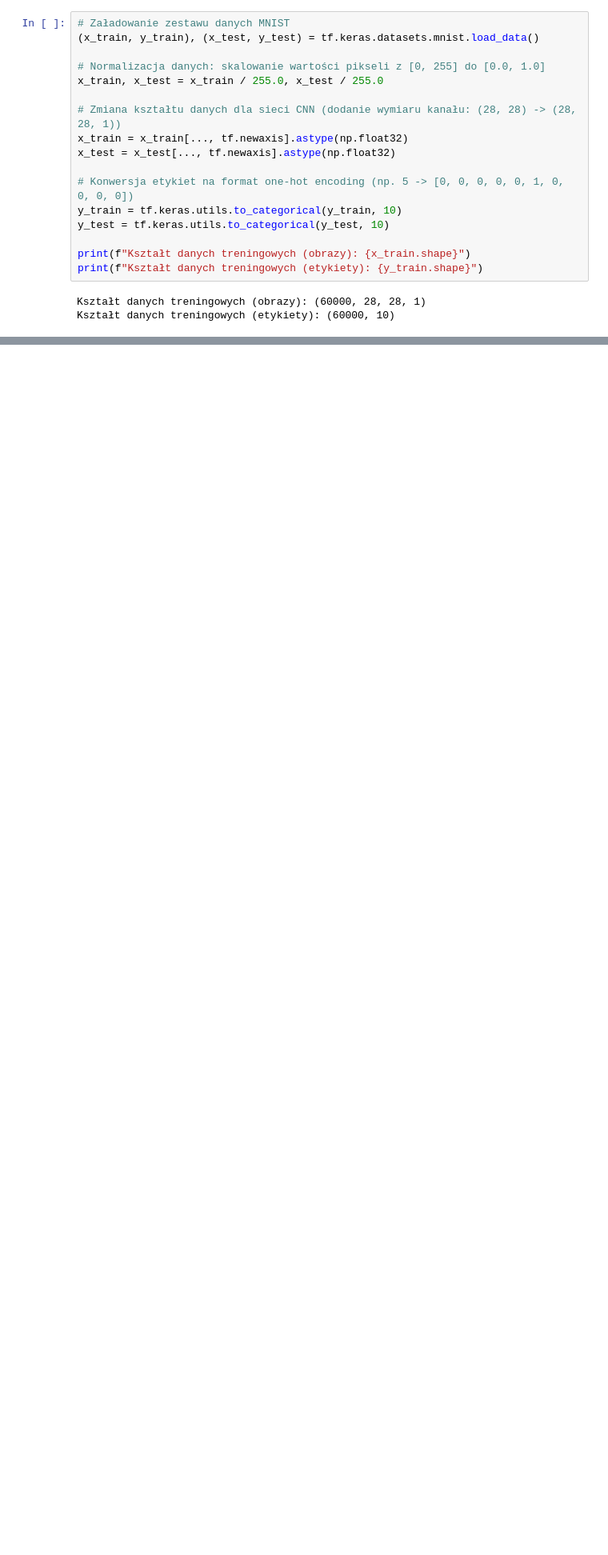
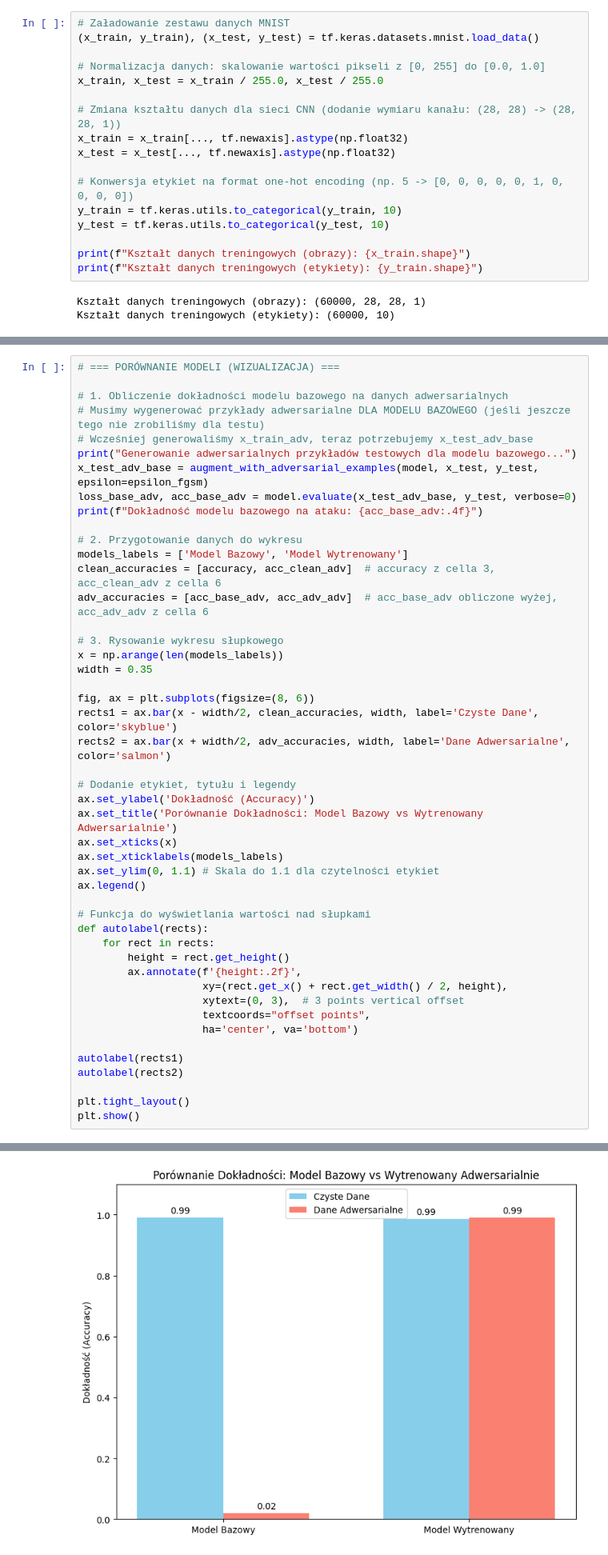
Before and after one commit to DamianTodorowski/Engineering-Thesis, a Jupyter notebook: Adversarial_Attacks/Adversarial_trainingV1.ipynb, the cells around one changed output, grey strips where cells are left out. Shown at 80% size. Saved outputs shown, nothing was run; the diff lists cells and outputs as text; blank space fills up the shorter version.

```diff
--- a/Adversarial_Attacks/Adversarial_trainingV1.ipynb
+++ b/Adversarial_Attacks/Adversarial_trainingV1.ipynb
@@ -261,0 +265,48 @@ Strata: 0.0297, Dokładność: 0.9898
+# %%
+# === PORÓWNANIE MODELI (WIZUALIZACJA) ===
+
+# 1. Obliczenie dokładności modelu bazowego na danych adwersarialnych
+# Musimy wygenerować przykłady adwersarialne DLA MODELU BAZOWEGO (jeśli jeszcze tego nie zrobiliśmy dla testu)
+# Wcześniej generowaliśmy x_train_adv, teraz potrzebujemy x_test_adv_base
+print("Generowanie adwersarialnych przykładów testowych dla modelu bazowego...")
+x_test_adv_base = augment_with_adversarial_examples(model, x_test, y_test, epsilon=epsilon_fgsm)
+loss_base_adv, acc_base_adv = model.evaluate(x_test_adv_base, y_test, verbose=0)
+print(f"Dokładność modelu bazowego na ataku: {acc_base_adv:.4f}")
+
+# 2. Przygotowanie danych do wykresu
+models_labels = ['Model Bazowy', 'Model Wytrenowany']
+clean_accuracies = [accuracy, acc_clean_adv]  # accuracy z cella 3, acc_clean_adv z cella 6
+adv_accuracies = [acc_base_adv, acc_adv_adv]  # acc_base_adv obliczone wyżej, acc_adv_adv z cella 6
+
+# 3. Rysowanie wykresu słupkowego
+x = np.arange(len(models_labels))
+width = 0.35
+
+fig, ax = plt.subplots(figsize=(8, 6))
+rects1 = ax.bar(x - width/2, clean_accuracies, width, label='Czyste Dane', color='skyblue')
+rects2 = ax.bar(x + width/2, adv_accuracies, width, label='Dane Adwersarialne', color='salmon')
+
+# Dodanie etykiet, tytułu i legendy
+ax.set_ylabel('Dokładność (Accuracy)')
+ax.set_title('Porównanie Dokładności: Model Bazowy vs Wytrenowany Adwersarialnie')
+ax.set_xticks(x)
+ax.set_xticklabels(models_labels)
+ax.set_ylim(0, 1.1) # Skala do 1.1 dla czytelności etykiet
+ax.legend()
+
+# Funkcja do wyświetlania wartości nad słupkami
+def autolabel(rects):
+    for rect in rects:
+        height = rect.get_height()
+        ax.annotate(f'{height:.2f}',
+                    xy=(rect.get_x() + rect.get_width() / 2, height),
+                    xytext=(0, 3),  # 3 points vertical offset
+                    textcoords="offset points",
+                    ha='center', va='bottom')
+
+autolabel(rects1)
+autolabel(rects2)
+
+plt.tight_layout()
+plt.show()
+# %% [output]
@@ -261,0 +315 @@ Strata: 0.0297, Dokładność: 0.9898
+[figure, added]
```
Also changed, not shown: parts of 8 cells of this notebook, 2 other files.
